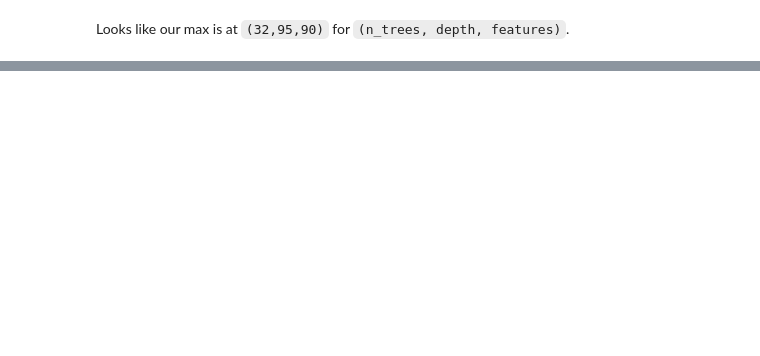
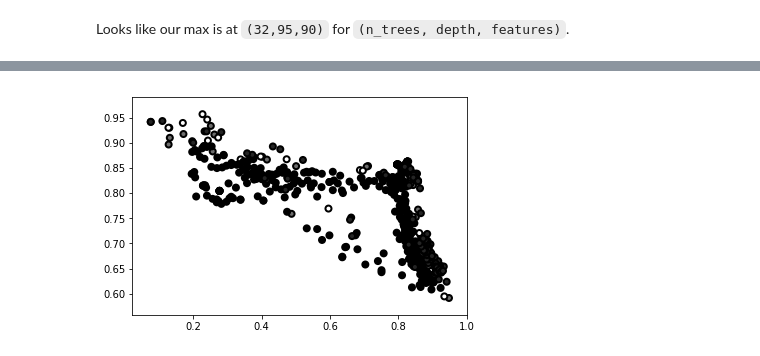
Before and after one commit to xingfanxia/comps_ediscovery, a Jupyter notebook: nachtm_exps/PSweepVis.ipynb, the cells around one changed output, grey strips where cells are left out. Cells and saved outputs as stored; diff of their text form; code cells hidden in the pictures; blank space fills up the shorter version.

```diff
--- a/nachtm_exps/PSweepVis.ipynb
+++ b/nachtm_exps/PSweepVis.ipynb
@@ -226,0 +263,5 @@ Looks like our max is at `(32,95,90)` for `(n_trees, depth, features)`.
+# %%
+plt.scatter(prec, recall, c=num,linewidths=2, edgecolors='black')
+plt.show()
+# %% [output]
+[figure, added]
```
Also changed, not shown: parts of 20 cells of this notebook, 1 other file.
